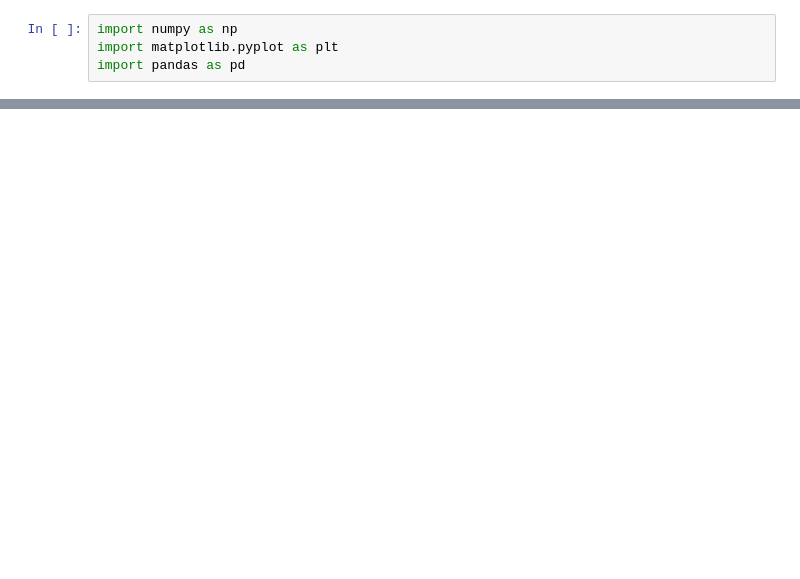
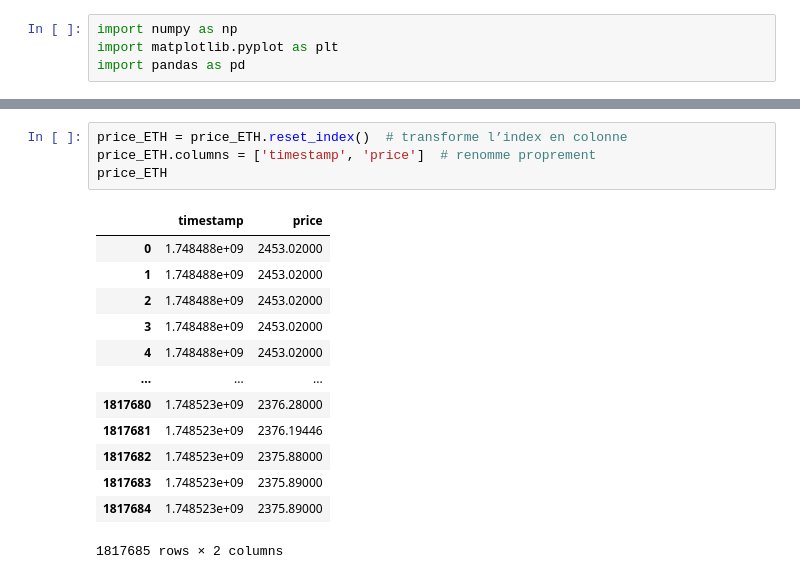
Before and after one commit to solalbaudoincs/ifcob, a Jupyter notebook: prediction_model/Model_RandomForest.ipynb, the cells around one changed output, grey strips where cells are left out. Cells and saved outputs as stored; diff of their text form; blank space fills up the shorter version.

```diff
--- a/prediction_model/Model_RandomForest.ipynb
+++ b/prediction_model/Model_RandomForest.ipynb
@@ -55,0 +129,18 @@ X, y = create_dataset(features_BTC, features_ETH)
+# %%
+price_ETH = price_ETH.reset_index()  # transforme l’index en colonne
+price_ETH.columns = ['timestamp', 'price']  # renomme proprement
+price_ETH
+# %% [output]
+|  | timestamp | price |
+| 0 | 1.748488e+09 | 2453.02000 |
+| 1 | 1.748488e+09 | 2453.02000 |
+| 2 | 1.748488e+09 | 2453.02000 |
+| 3 | 1.748488e+09 | 2453.02000 |
+| 4 | 1.748488e+09 | 2453.02000 |
+| ... | ... | ... |
+| 1817680 | 1.748523e+09 | 2376.28000 |
+| 1817681 | 1.748523e+09 | 2376.19446 |
+| 1817682 | 1.748523e+09 | 2375.88000 |
+| 1817683 | 1.748523e+09 | 2375.89000 |
+| 1817684 | 1.748523e+09 | 2375.89000 |
+1817685 rows × 2 columns
```
Also changed, not shown: parts of 15 cells of this notebook.
